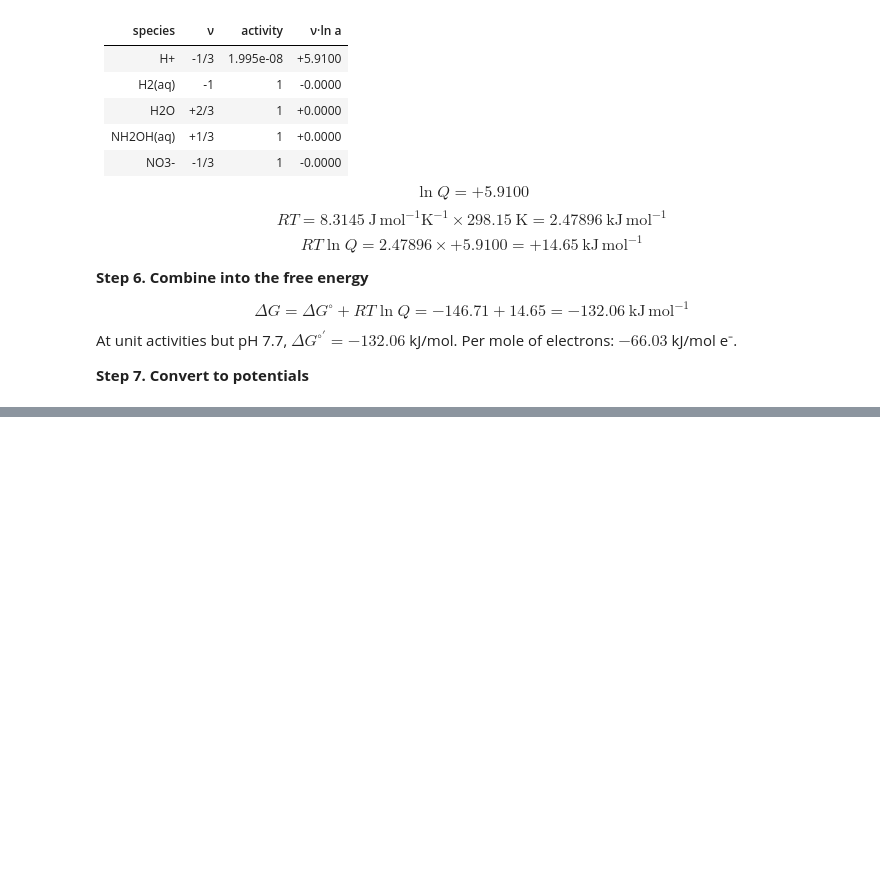
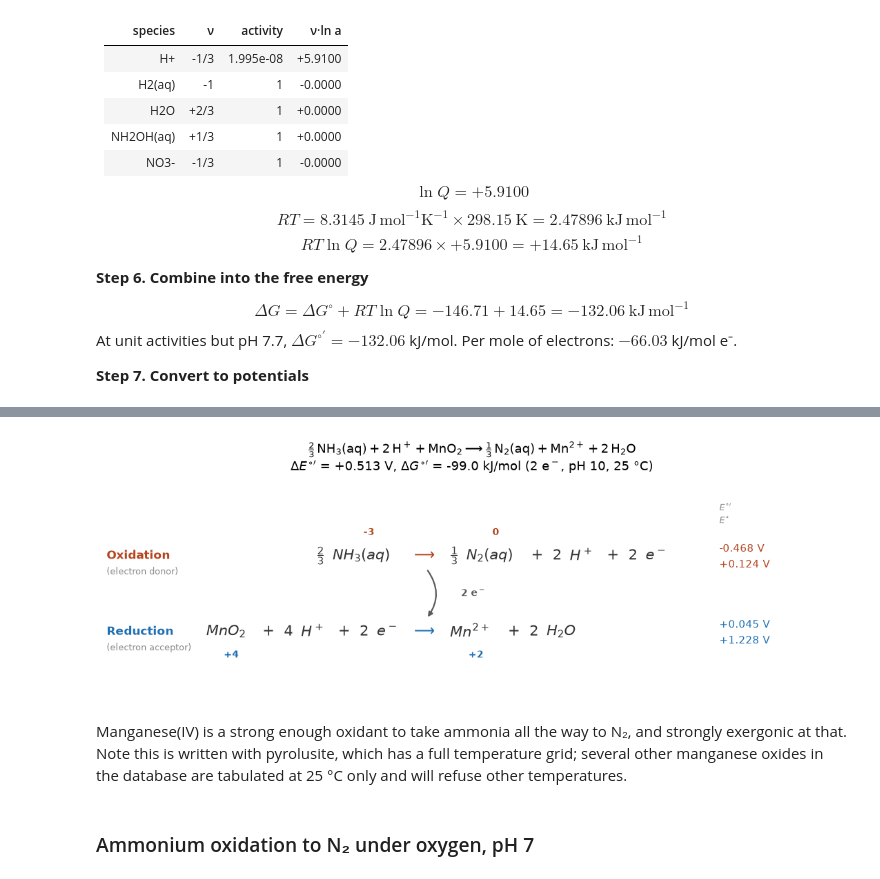
Before and after one commit to JamesRH/microbial_thermo, a Jupyter notebook: notebooks/Scratchbook.ipynb, the cells around one changed output, grey strips where cells are left out. Saved outputs shown, nothing was run; the diff lists cells and outputs as text; code cells hidden in the pictures; blank space fills up the shorter version.

```diff
--- a/notebooks/Scratchbook.ipynb
+++ b/notebooks/Scratchbook.ipynb
@@ -287,0 +295,10 @@ manganese oxides are 25 °C only.
+# %%
+alkaline = mt.Conditions(temperature_c=25.0, pH=10.0)
+
+with warnings.catch_warnings():
+    warnings.simplefilter("ignore")
+    manganese = mt.Reaction.from_equation(
+        "NH3 + MnO2 -> N2 + Mn+2", conditions=alkaline, normalize_to="integer"
+    )
+
+print(manganese.summary())
@@ -287,0 +314,14 @@ manganese oxides are 25 °C only.
+# %%
+with warnings.catch_warnings():
+    warnings.simplefilter("ignore")
+    plot_half_reactions(manganese)
+plt.show()
+# %% [output]
+[figure, added]
+# %% [markdown]
+Manganese(IV) is a strong enough oxidant to take ammonia all the way to N₂,
+and strongly exergonic at that. Note this is written with pyrolusite, which
+has a full temperature grid; several other manganese oxides in the database
+are tabulated at 25 °C only and will refuse other temperatures.
+# %% [markdown]
+### Ammonium oxidation to N₂ under oxygen, pH 7
```
Also changed, not shown: parts of 12 cells of this notebook, 1 other file.
